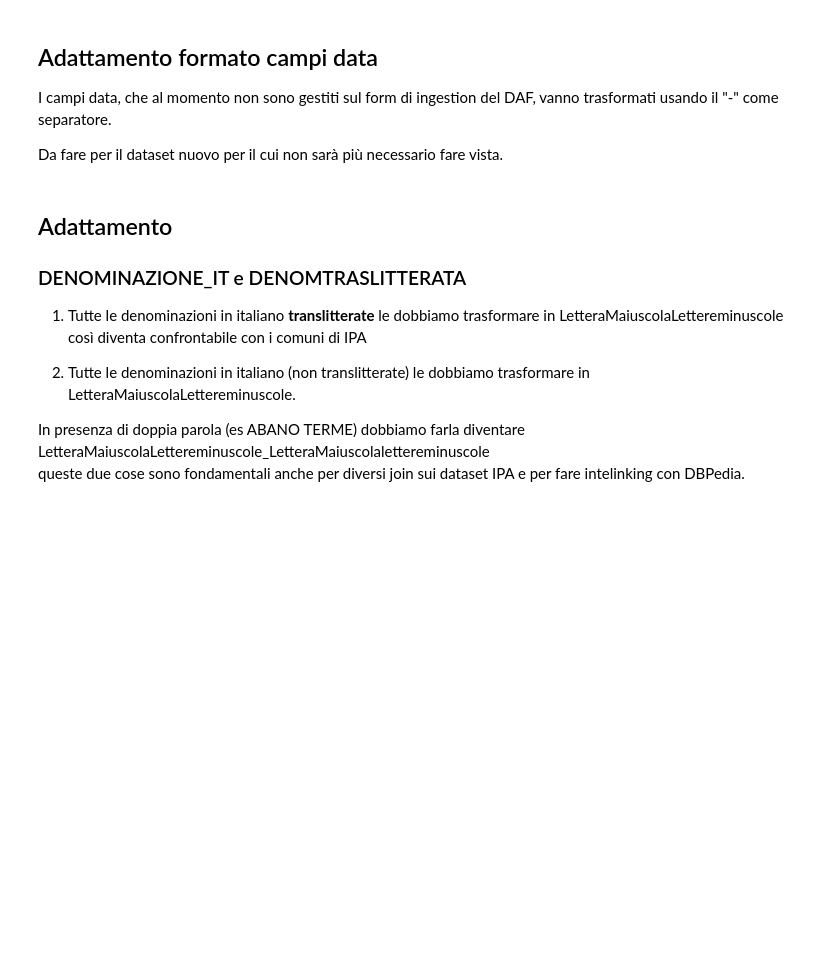
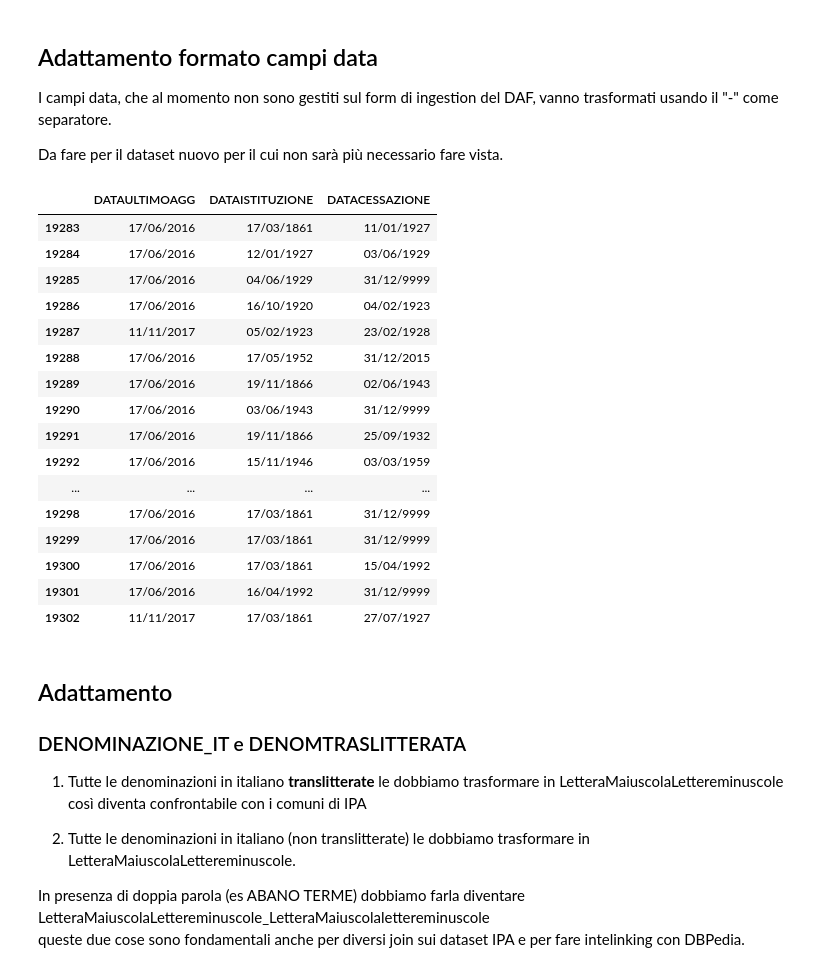
Before and after one commit to mariaclaudia/ANPR_LOD, a Jupyter notebook: ArchivioStoricoComuni_v1.ipynb, the cells around one changed output. Drawn from its saved outputs; the diff is of its cells as text; code cells hidden in the pictures; blank space fills up the shorter version.

```diff
--- a/ArchivioStoricoComuni.ipynb
+++ b/ArchivioStoricoComuni_v1.ipynb
@@ -136,6 +150,26 @@ anpr['DATACESSAZIONE'] = anpr['DATACESSAZIONE'].dt.strftime('%Y-%m-%d')
 #anpr['DATACESSAZIONE'].date.dt.strftime('%Y-%m-%d').replace('NaT', data_cessazione)
 # %%
 anpr['DATACESSAZIONE'] = anpr['DATACESSAZIONE'].replace('NaT', data_cessazione)
+# %%
+anpr[['DATAULTIMOAGG','DATAISTITUZIONE','DATACESSAZIONE']].tail(20)
+# %% [output]
+|  | DATAULTIMOAGG | DATAISTITUZIONE | DATACESSAZIONE |
+| 19283 | 17/06/2016 | 17/03/1861 | 11/01/1927 |
+| 19284 | 17/06/2016 | 12/01/1927 | 03/06/1929 |
+| 19285 | 17/06/2016 | 04/06/1929 | 31/12/9999 |
+| 19286 | 17/06/2016 | 16/10/1920 | 04/02/1923 |
+| 19287 | 11/11/2017 | 05/02/1923 | 23/02/1928 |
+| 19288 | 17/06/2016 | 17/05/1952 | 31/12/2015 |
+| 19289 | 17/06/2016 | 19/11/1866 | 02/06/1943 |
+| 19290 | 17/06/2016 | 03/06/1943 | 31/12/9999 |
+| 19291 | 17/06/2016 | 19/11/1866 | 25/09/1932 |
+| 19292 | 17/06/2016 | 15/11/1946 | 03/03/1959 |
+| ... | ... | ... | ... |
+| 19298 | 17/06/2016 | 17/03/1861 | 31/12/9999 |
+| 19299 | 17/06/2016 | 17/03/1861 | 31/12/9999 |
+| 19300 | 17/06/2016 | 17/03/1861 | 15/04/1992 |
+| 19301 | 17/06/2016 | 16/04/1992 | 31/12/9999 |
+| 19302 | 11/11/2017 | 17/03/1861 | 27/07/1927 |
 # %% [markdown]
 ## Adattamento
 ###  DENOMINAZIONE_IT e DENOMTRASLITTERATA
```
Also changed, not shown: parts of 4 cells of this notebook, 6 other files.
